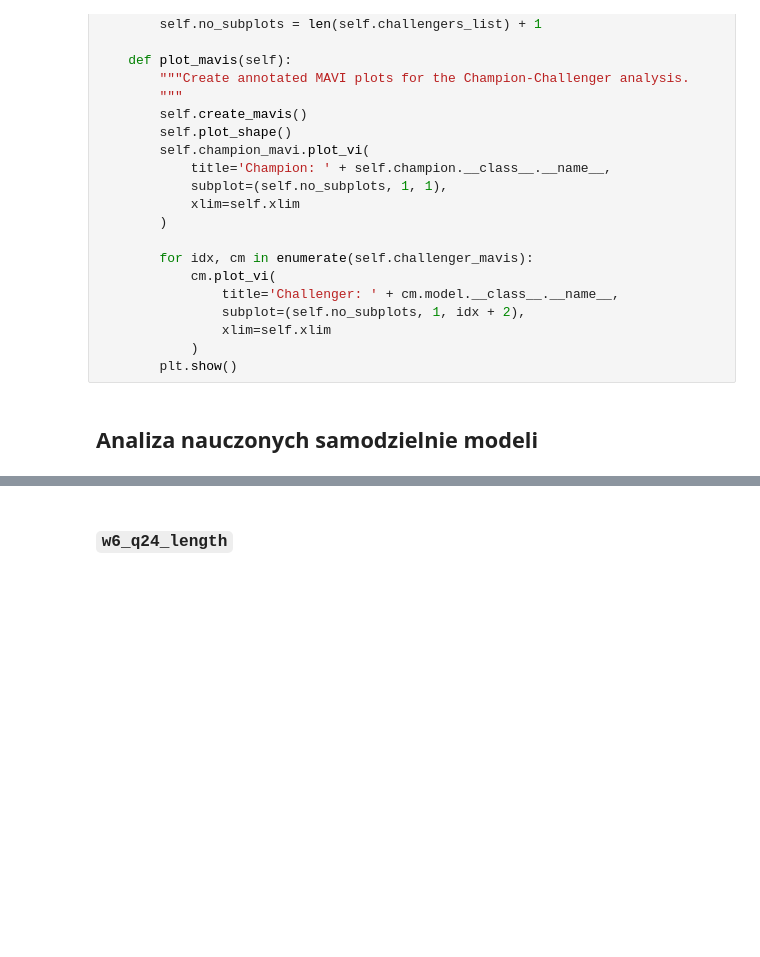
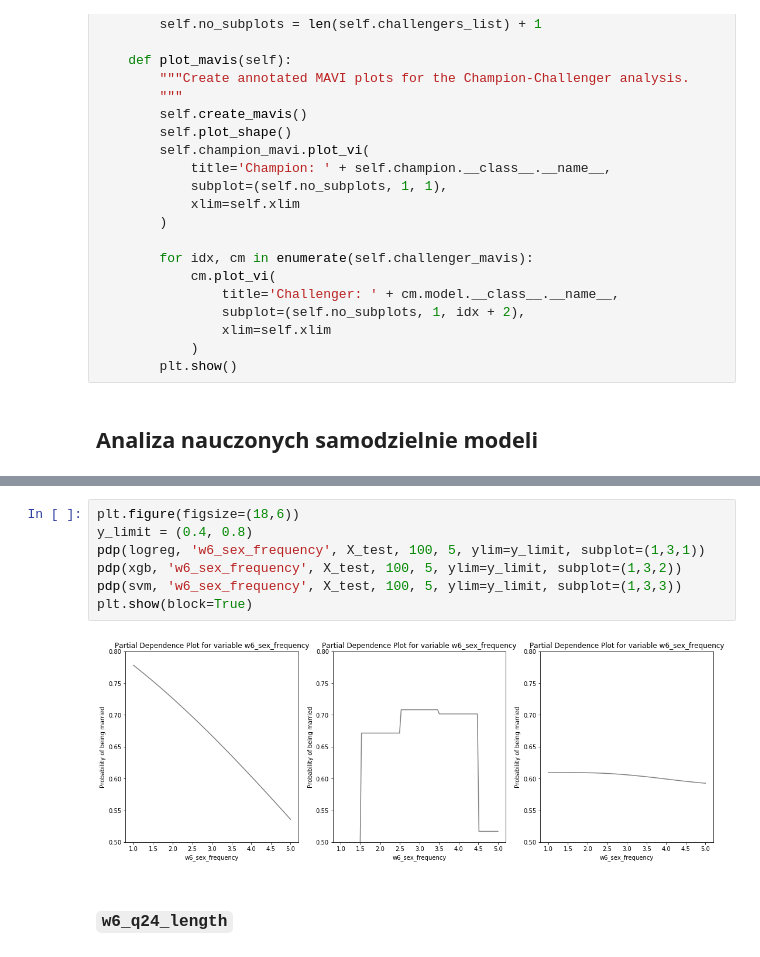
Before and after one commit to pbiecek/InterpretableMachineLearning2018S, a Jupyter notebook: PraceDomowe/PD5/PD5 Koscialkowski.ipynb, the cells around one changed output, grey strips where cells are left out. Cells and saved outputs as stored; diff of their text form; blank space fills up the shorter version.

```diff
--- a/PraceDomowe/PD5/PD5 Koscialkowski.ipynb
+++ b/PraceDomowe/PD5/PD5 Koscialkowski.ipynb
@@ -251,3 +256,12 @@ Oprócz tego widać wyraźnie, że na zbiorze testowym najlepiej radzi sobie xgb
+# %%
+plt.figure(figsize=(18,6))
+y_limit = (0.4, 0.8)
+pdp(logreg, 'w6_sex_frequency', X_test, 100, 5, ylim=y_limit, subplot=(1,3,1))
+pdp(xgb, 'w6_sex_frequency', X_test, 100, 5, ylim=y_limit, subplot=(1,3,2))
+pdp(svm, 'w6_sex_frequency', X_test, 100, 5, ylim=y_limit, subplot=(1,3,3))
+plt.show(block=True)
+# %% [output]
+[figure, added]
 # %% [markdown]
 ### `w6_q24_length`
 # %% [markdown]
```
Also changed, not shown: parts of 10 cells of this notebook.
